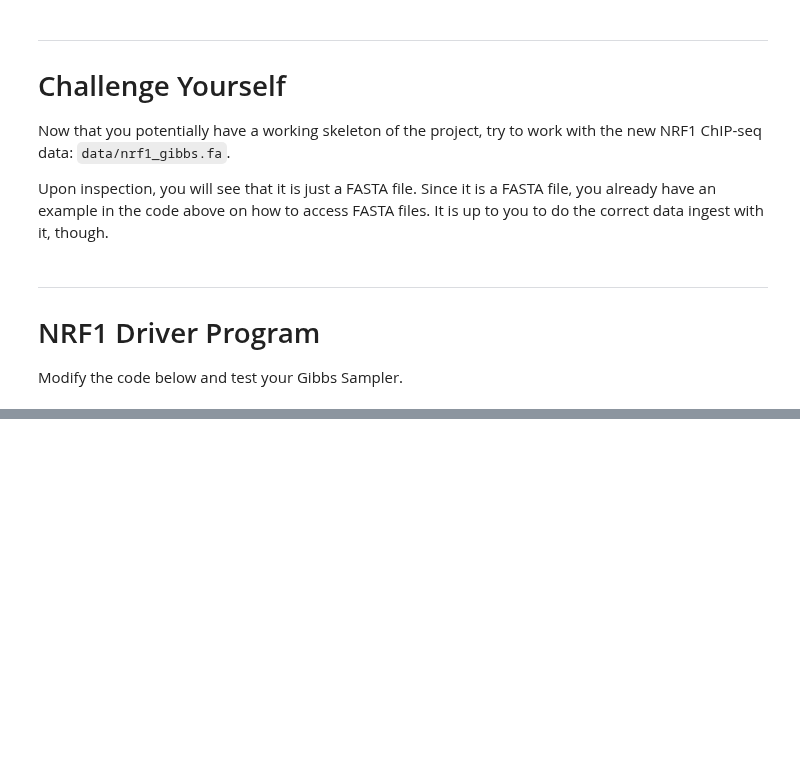
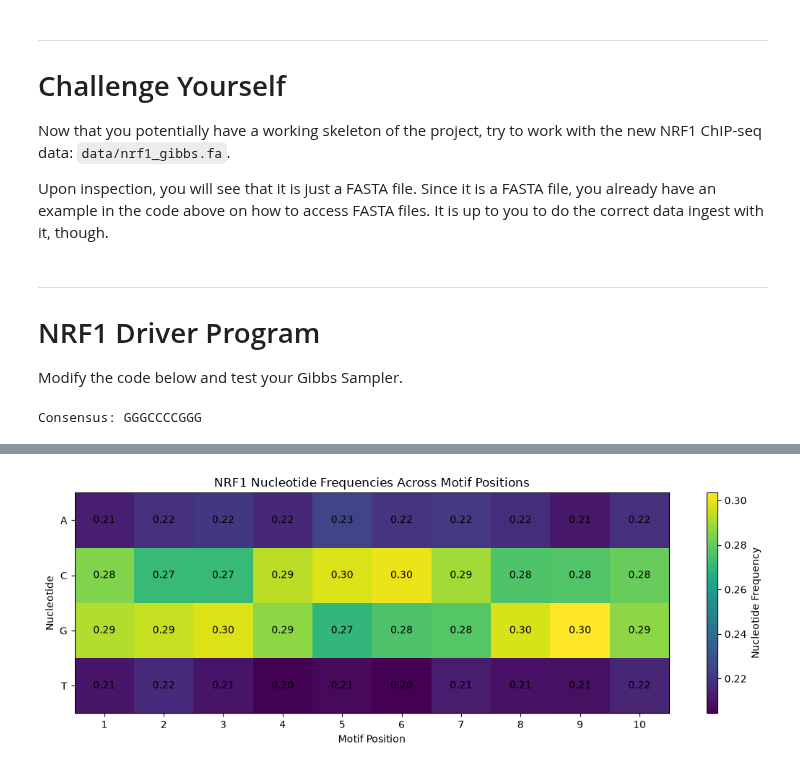
Before and after one commit to GraziPeregrino/BINF6250, a Jupyter notebook: project03.ipynb, the cells around one changed output, grey strips where cells are left out. Cells and saved outputs as stored; diff of their text form; code cells hidden in the pictures; blank space fills up the shorter version.

Commit message:
New and Updated
Added a plot and runeed the code

```diff
--- a/project03.ipynb
+++ b/project03.ipynb
@@ -69,8 +186,8 @@ def GibbsMotifFinder (seqs, k, seed=None):
 # You do not need to edit this or the section below. This is the Driver program
 
 #read promoters, store in a list of strings
-seq_file="data/GCF_000009045.1_ASM904v1_genomic.fna.gz"
-gff_file="data/GCF_000009045.1_ASM904v1_genomic.gff.gz"
+seq_file="/Users/graziano.peregrino/Desktop/6250/assignment-3/project03 (1)/data/GCF_000009045.1_ASM904v1_genomic.fna"
+gff_file="/Users/graziano.peregrino/Desktop/6250/assignment-3/project03 (1)/data/GCF_000009045.1_ASM904v1_genomic.gff"
 
 seqs = []
 
@@ -112,14 +238,79 @@ Modify the code below and test your Gibbs Sampler.
 # You do not need to edit this or the section below. This is the Driver program
 
 #read promoters, store in a list of strings
-nrf1_file="<path/to/file.fa>"
+nrf1_file="data/nrf1_gibbs.fa"
 
 nrf1_peaks = []
 
-#TODO: Data ingest of nrf1_peaks
+#Data ingest of nrf1_peaks
+for name, seq in get_fasta(nrf1_file):   #FOR each (name, seq) entry returned by get_fasta(nrf1_file)
+    nrf1_peaks.append(seq)  #add seq directly to nrf1_peaks (no filtering needed)
 
 # Run the gibbs sampler:
 nrf1_pfm = GibbsMotifFinder(nrf1_peaks, 10)
 
 # Plot the final pfm that is generated:
-seqlogo.seqlogo(seqlogo.CompletePm(pfm = nrf1_pfm.T))
+#sl.seqlogo(sl.CompletePm(pfm = nrf1_pfm.T))
+# %%
+#normalize
+promoter_freq = (nrf1_pfm /nrf1_pfm.sum(axis=0, keepdims=True))
+
+bases = np.array(["A", "C", "G", "T"])
+consensus = "".join(bases[np.argmax(promoter_freq, axis=0)])
+
+print("Consensus:", consensus)
+# %% [output]
+Consensus: GGGCCCCGGG
+# %%
+#HEATMAP PLOT
+print("PFM shape:", nrf1_pfm.shape)
+
+print("\nPFM:")
+print(nrf1_pfm)
+
+print("\nNumber of motifs contributing to each position:")
+print(nrf1_pfm.sum(axis=0))
+
+nrf1_freq = (
+    nrf1_pfm /
+    nrf1_pfm.sum(axis=0, keepdims=True)
+)
+
+
+# Check that each motif position sums to 1
+print("\nNormalized nucleotide frequencies:")
+print(np.round(nrf1_freq, 3))
+
+print("\nColumn sums:")
+print(np.round(nrf1_freq.sum(axis=0), 3))
+
+
+bases = ["A", "C", "G", "T"]
+
+fig, ax = plt.subplots(figsize=(11, 4))
+
+
+# Create heatmap
+im = ax.imshow(nrf1_freq, aspect="auto")
+ax.set_xticks(range(nrf1_freq.shape[1]))
+ax.set_xticklabels(range(1, nrf1_freq.shape[1] + 1))
+ax.set_yticks(range(len(bases)))
+ax.set_yticklabels(bases)
+
+ax.set_xlabel("Motif Position")
+ax.set_ylabel("Nucleotide")
+
+ax.set_title("NRF1 Nucleotide Frequencies Across Motif Positions")
+
+for nucleotide in range(nrf1_freq.shape[0]):
+    for position in range(nrf1_freq.shape[1]):
+        ax.text(position,nucleotide,
+            f"{nrf1_freq[nucleotide, position]:.2f}",
+            ha="center",va="center")
+
+colorbar = fig.colorbar(im, ax=ax)
+colorbar.set_label("Nucleotide Frequency")
+
+plt.tight_layout()
+plt.show()
+# %% [output]
@@ -125,0 +336 @@ seqlogo.seqlogo(seqlogo.CompletePm(pfm = nrf1_pfm.T))
+[figure, added]
```
Also changed, not shown: parts of 9 cells of this notebook.
